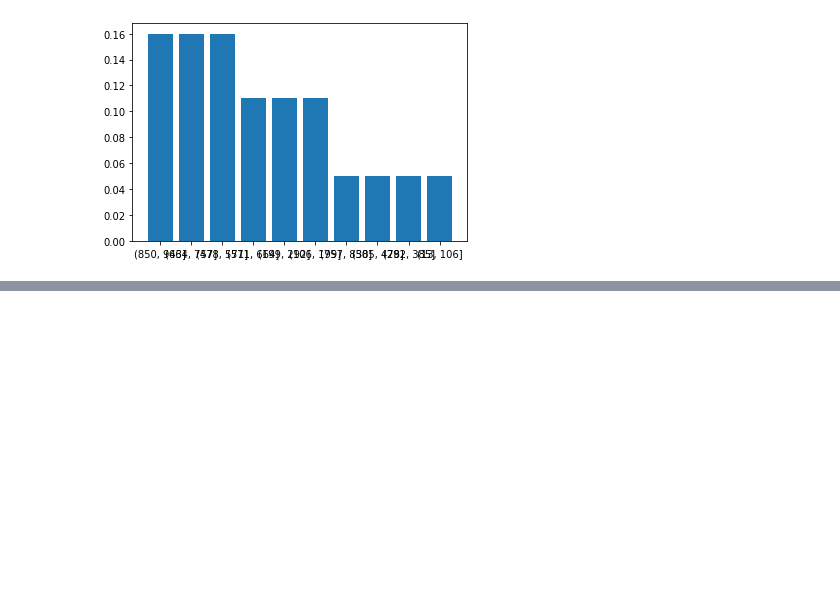
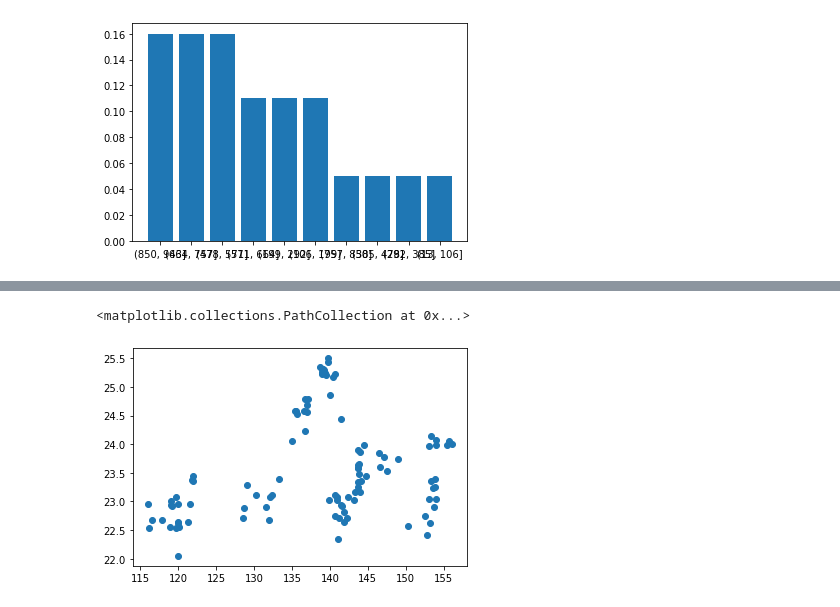
Before and after one commit to kurtzace/complete-data-science-bootcamp-excercises, a Jupyter notebook: Statistics.ipynb, the cells around one changed output, grey strips where cells are left out. Cells and saved outputs as stored; diff of their text form; code cells hidden in the pictures; blank space fills up the shorter version.

```diff
--- a/Statistics.ipynb
+++ b/Statistics.ipynb
@@ -138,0 +164,5 @@ plt.bar(df["index_str"],df['relFreq'])
+# %%
+plt.scatter(df['Apple (AAPL)'],df['Bank of America (BAC)'])
+# %% [output]
+<matplotlib.collections.PathCollection at 0x...>
+[figure, added]
```
Also changed, not shown: parts of 7 cells of this notebook.
